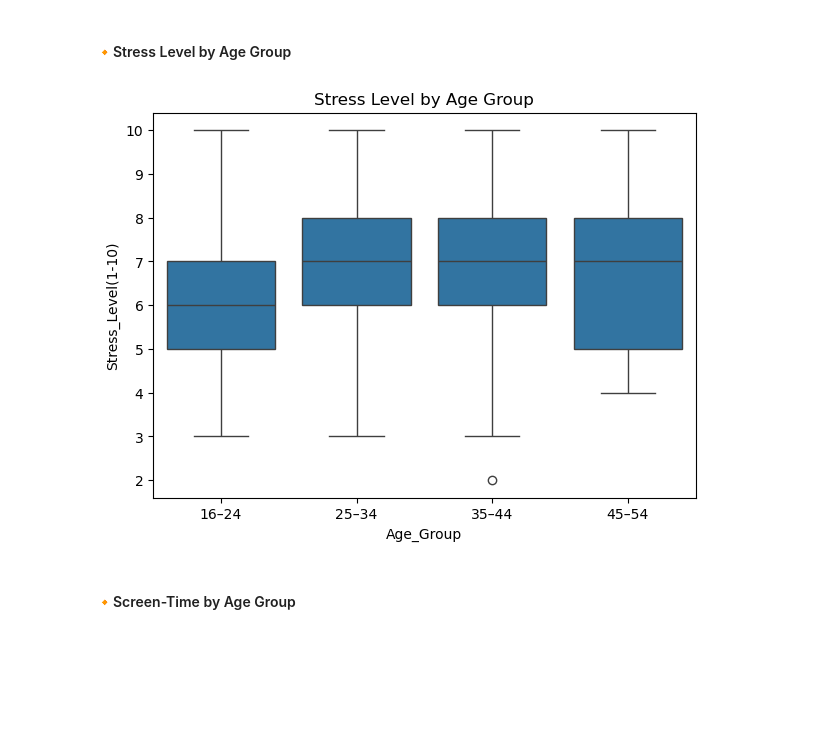
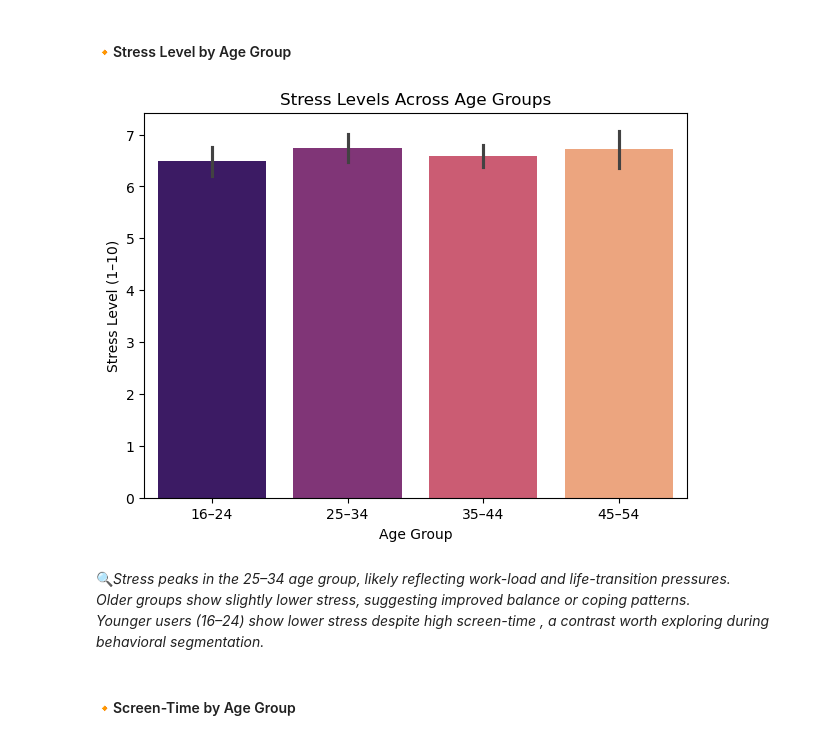
Before and after one commit to zaraaxdata/digital-wellbeing-user-analysis, a Jupyter notebook: user_behaviour_analysis.ipynb, the cells around one changed output. Cells and saved outputs as stored; diff of their text form; code cells hidden in the pictures; blank space fills up the shorter version.

```diff
--- a/user_behaviour_analysis.ipynb
+++ b/user_behaviour_analysis.ipynb
@@ -598,11 +597,17 @@ df["Age_Group"] = pd.cut(
 #### 🔸Stress Level by Age Group
 # %%
 plt.figure(figsize=(7,5))
-sns.boxplot(data=df, x="Age_Group", y="Stress_Level(1-10)")
-plt.title("Stress Level by Age Group")
+sns.barplot(x="Age_Group", y="Stress_Level(1-10)", data=df, palette="magma")
+plt.title("Stress Levels Across Age Groups")
+plt.ylabel("Stress Level (1–10)")
+plt.xlabel("Age Group")
 plt.show()
 # %% [output]
-[figure, old version]
+[figure, new version]
+# %% [markdown]
+🔍*Stress peaks in the 25–34 age group, likely reflecting work-load and life-transition pressures.
+Older groups show slightly lower stress, suggesting improved balance or coping patterns.
+Younger users (16–24) show lower stress despite high screen-time , a contrast worth exploring during behavioral segmentation.*
 # %% [markdown]
 #### 🔸Screen-Time by Age Group
 # %%
```
Also changed, not shown: parts of 32 cells of this notebook.
